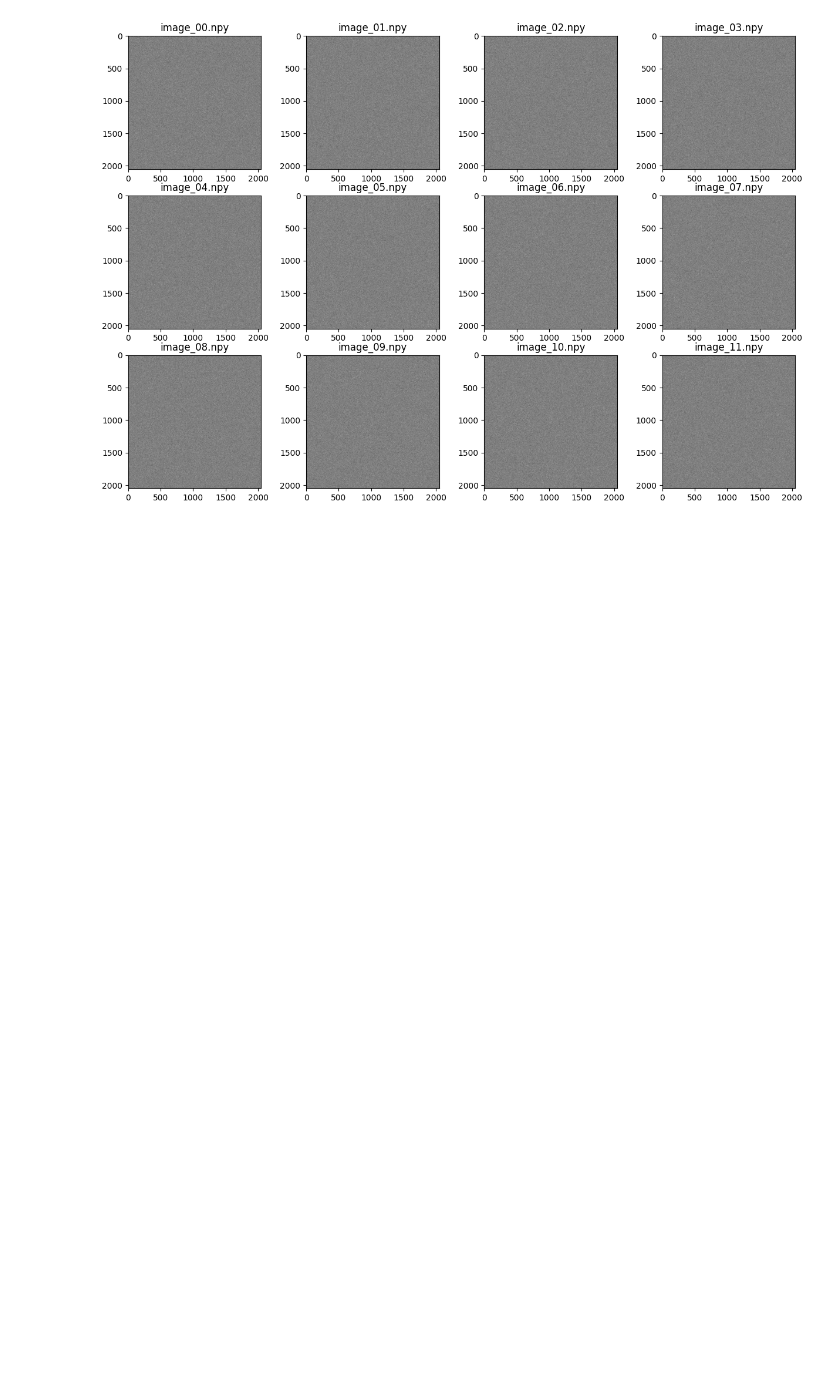
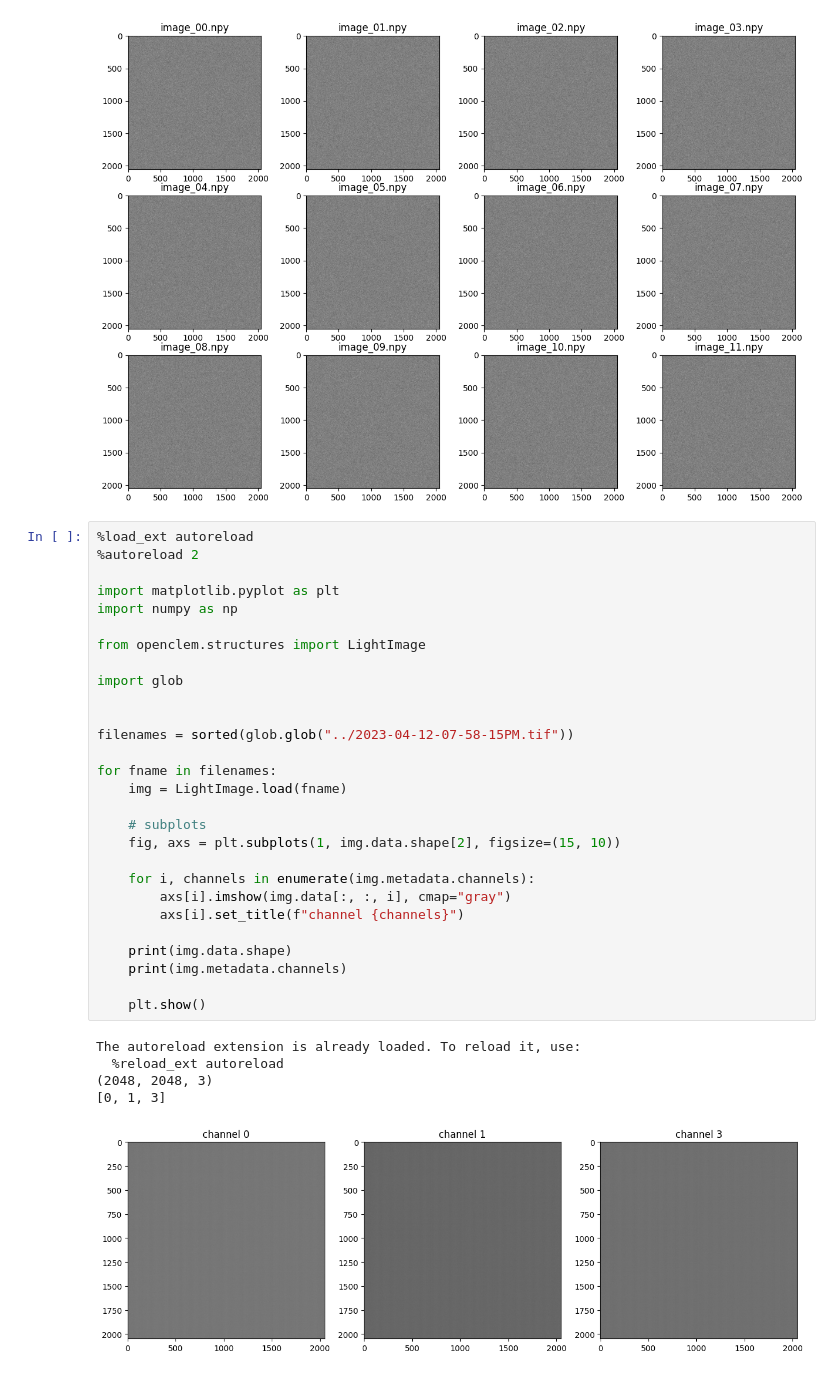
Before and after one commit to DeMarcoLab/openCLEM, a Jupyter notebook: scratch/notebook.ipynb, the cells around one changed output. Drawn from its saved outputs; the diff is of its cells as text; blank space fills up the shorter version.

```diff
--- a/scratch/notebook.ipynb
+++ b/scratch/notebook.ipynb
@@ -112,3 +112,37 @@ The autoreload extension is already loaded. To reload it, use:
   %reload_ext autoreload
 ['../image_00.npy', '../image_01.npy', '../image_02.npy', '../image_03.npy', '../image_04.npy', '../image_05.npy', '../image_06.npy', '../image_07.npy', '../image_08.npy', '../image_09.npy', '../image ...
 [figure]
+# %%
+%load_ext autoreload
+%autoreload 2
+
+import matplotlib.pyplot as plt
+import numpy as np
+
+from openclem.structures import LightImage
+
+import glob
+
+
+filenames = sorted(glob.glob("../2023-04-12-07-58-15PM.tif"))
+
+for fname in filenames:
+    img = LightImage.load(fname)
+
+    # subplots
+    fig, axs = plt.subplots(1, img.data.shape[2], figsize=(15, 10))
+
+    for i, channels in enumerate(img.metadata.channels):
+        axs[i].imshow(img.data[:, :, i], cmap="gray")
+        axs[i].set_title(f"channel {channels}")
+
+    print(img.data.shape)
+    print(img.metadata.channels)
+
+    plt.show()
+# %% [output]
+The autoreload extension is already loaded. To reload it, use:
+  %reload_ext autoreload
+(2048, 2048, 3)
+[0, 1, 3]
+[figure, added]
```
Also changed, not shown: 19 other files.
